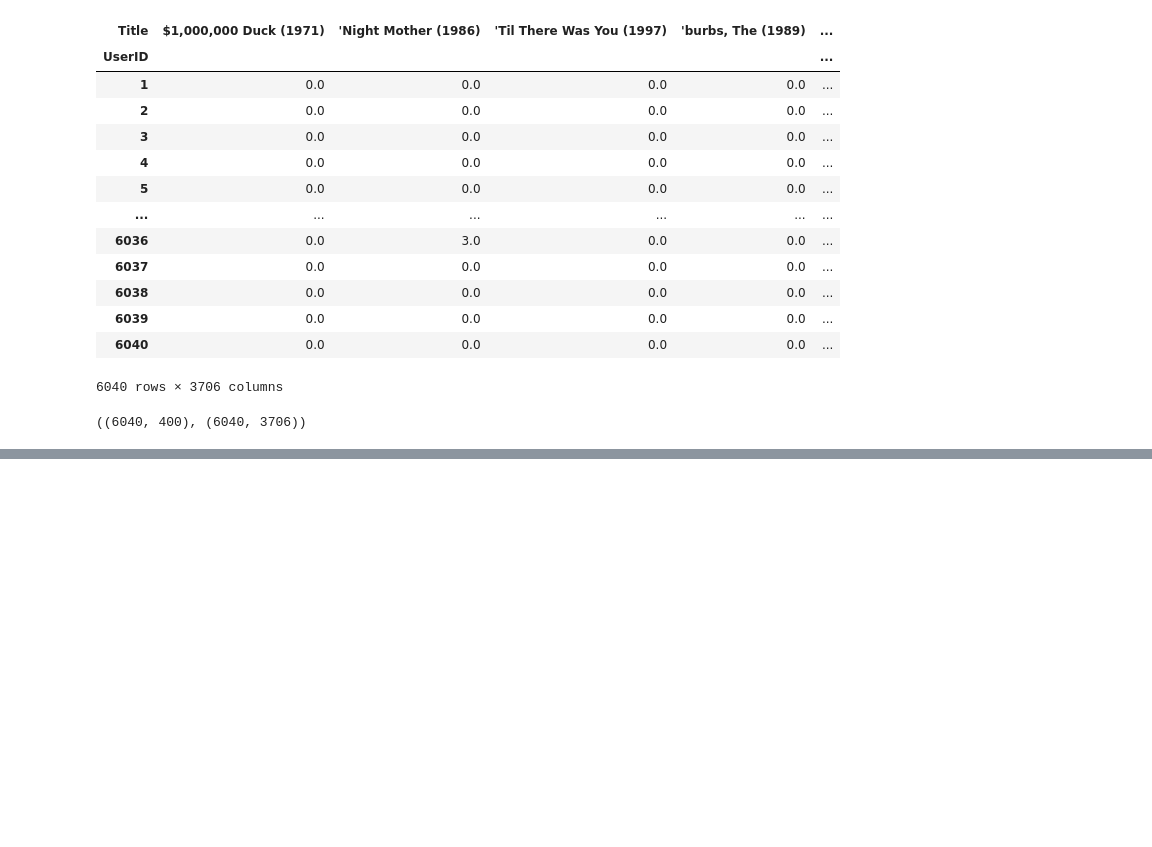
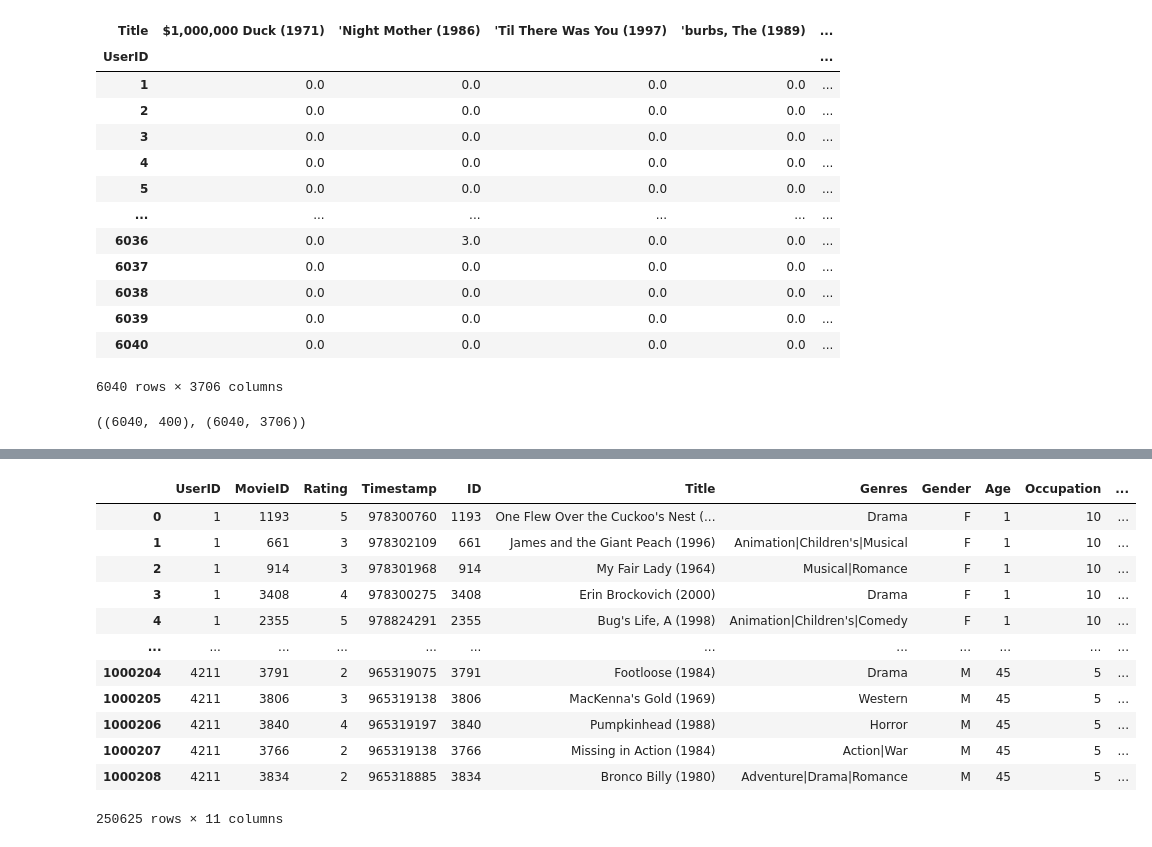
Before and after one commit to 23subbhashit/MovieRecommendationSystemIIITB, a Jupyter notebook: Movie_Recommendation_System_IIITB.ipynb, the cells around one changed output, grey strips where cells are left out. Drawn from its saved outputs; the diff is of its cells as text; code cells hidden in the pictures; blank space fills up the shorter version.

```diff
--- a/Movie_Recommendation_System_IIITB.ipynb
+++ b/Movie_Recommendation_System_IIITB.ipynb
@@ -651,0 +693,8 @@ NameError: name 'user_movie_rating_matrix' is not defined
+# %%
+# Reorder the columns of new_user_data_merged to match the order of user_ratings
+new_user_data_reordered = new_user_data_merged[user_ratings.columns]
+
+# Transform the new user data using SVD
+new_user_data_reduced = svd.transform(new_user_data_reordered)
+
+print(new_user_data_reduced)
@@ -651,0 +719,4 @@ NameError: name 'user_movie_rating_matrix' is not defined
+# %%
+# Find the cluster of the new user
+new_user_cluster = kmeans.predict(new_user_data_reduced)
+new_user_cluster
@@ -651,0 +725,4 @@ NameError: name 'user_movie_rating_matrix' is not defined
+# %%
+# Filter users in the same cluster
+users_same_cluster = user_data[user_data['Cluster'] == new_user_cluster[0]]
+users_same_cluster
@@ -651,0 +743,3 @@ NameError: name 'user_movie_rating_matrix' is not defined
+# %%
+# Get the IDs of users in the same cluster
+user_ids_same_cluster = users_same_cluster['UserID']
@@ -651,0 +759,18 @@ NameError: name 'user_movie_rating_matrix' is not defined
+# %%
+# Filter ratings of users in the same cluster
+ratings_same_cluster = merged_data[merged_data['UserID'].isin(user_ids_same_cluster)]
+ratings_same_cluster
+# %% [output]
+|  | UserID | MovieID | Rating | Timestamp | ID | Title | Genres | Gender | Age | Occupation | ... |
+| 0 | 1 | 1193 | 5 | 978300760 | 1193 | One Flew Over the Cuckoo's Nest (... | Drama | F | 1 | 10 | ... |
+| 1 | 1 | 661 | 3 | 978302109 | 661 | James and the Giant Peach (1996) | Animation|Children's|Musical | F | 1 | 10 | ... |
+| 2 | 1 | 914 | 3 | 978301968 | 914 | My Fair Lady (1964) | Musical|Romance | F | 1 | 10 | ... |
+| 3 | 1 | 3408 | 4 | 978300275 | 3408 | Erin Brockovich (2000) | Drama | F | 1 | 10 | ... |
+| 4 | 1 | 2355 | 5 | 978824291 | 2355 | Bug's Life, A (1998) | Animation|Children's|Comedy | F | 1 | 10 | ... |
+| ... | ... | ... | ... | ... | ... | ... | ... | ... | ... | ... | ... |
+| 1000204 | 4211 | 3791 | 2 | 965319075 | 3791 | Footloose (1984) | Drama | M | 45 | 5 | ... |
+| 1000205 | 4211 | 3806 | 3 | 965319138 | 3806 | MacKenna's Gold (1969) | Western | M | 45 | 5 | ... |
+| 1000206 | 4211 | 3840 | 4 | 965319197 | 3840 | Pumpkinhead (1988) | Horror | M | 45 | 5 | ... |
+| 1000207 | 4211 | 3766 | 2 | 965319138 | 3766 | Missing in Action (1984) | Action|War | M | 45 | 5 | ... |
+| 1000208 | 4211 | 3834 | 2 | 965318885 | 3834 | Bronco Billy (1980) | Adventure|Drama|Romance | M | 45 | 5 | ... |
+250625 rows × 11 columns
```
Also changed, not shown: parts of 17 cells of this notebook.
